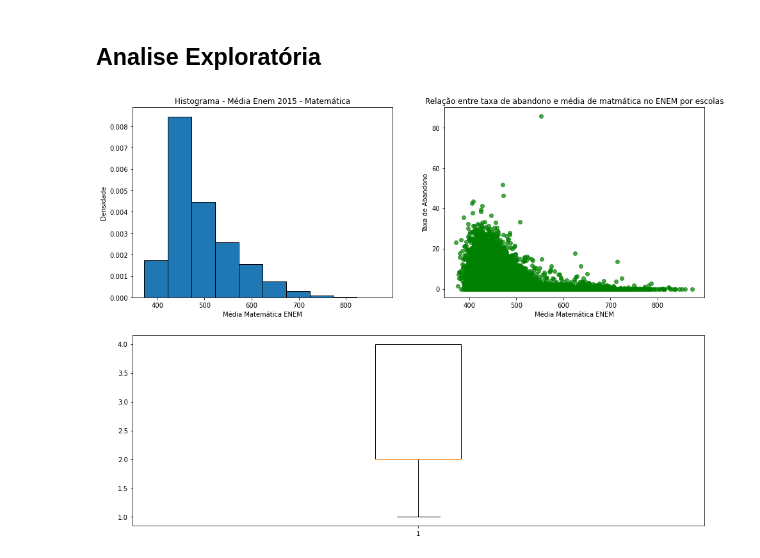
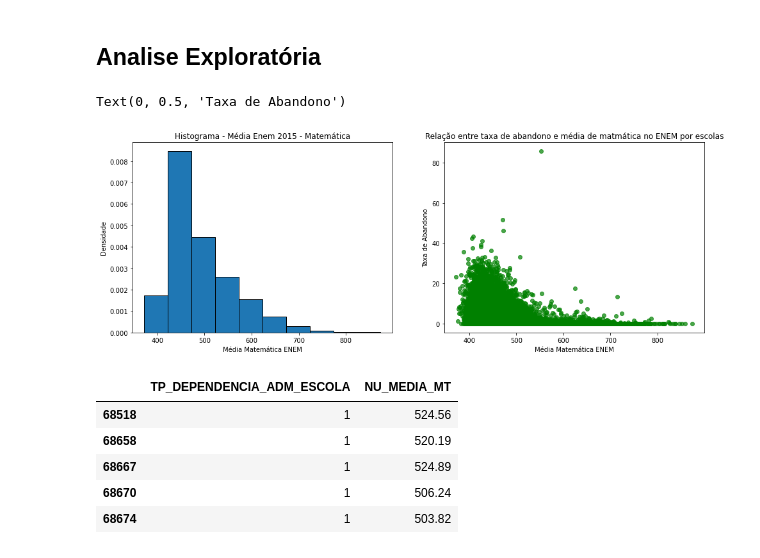
Before and after one commit to insper-classroom/23-1a-cd-p2-lucca_pedro_rafael, a Jupyter notebook: P2.ipynb, the cells around one changed output. Saved outputs shown, nothing was run; the diff lists cells and outputs as text; code cells hidden in the pictures.

```diff
--- a/P2.ipynb
+++ b/P2.ipynb
@@ -54,20 +54,39 @@ dados_limpando.head(5)
 # %%
 plt.figure(figsize=(16, 12))
 
 plt.subplot(221)
 plt.hist(dados_limpando.NU_MEDIA_MT, edgecolor='black', density=True)
 plt.title("Histograma - Média Enem 2015 - Matemática")
 plt.xlabel('Média Matemática ENEM')
 plt.ylabel('Densidade')
 
 plt.subplot(222)
 plt.scatter(dados_limpando.NU_MEDIA_MT, dados_limpando.NU_TAXA_ABANDONO, c = 'green', alpha=0.7)
 plt.title("Relação entre taxa de abandono e média de matmática no ENEM por escolas")
 plt.xlabel('Média Matemática ENEM')
 plt.ylabel('Taxa de Abandono')
-
-plt.subplot(212)
-plt.boxplot(dados_limpando.TP_DEPENDENCIA_ADM_ESCOLA)
-plt.show()
 # %% [output]
+Text(0, 0.5, 'Taxa de Abandono')
-[figure, old version]
+[figure, new version]
+# %%
+nu_media = dados_limpando['NU_MEDIA_MT']
+TP_depen = dados_limpando['TP_DEPENDENCIA_ADM_ESCOLA']
+TP_loc = dados_limpando['TP_LOCALIZACAO_ESCOLA']
+nu_abandona = dados_limpando['NU_TAXA_ABANDONO']
+
+tipo1 = dados_limpando.loc[dados_limpando["TP_DEPENDENCIA_ADM_ESCOLA"]==1, ["TP_DEPENDENCIA_ADM_ESCOLA","NU_MEDIA_MT"]]
+
+tipo2 = dados_limpando.loc[dados_limpando["TP_DEPENDENCIA_ADM_ESCOLA"]==2, ["TP_DEPENDENCIA_ADM_ESCOLA","NU_MEDIA_MT"]]
+
+tipo3 = dados_limpando.loc[dados_limpando["TP_DEPENDENCIA_ADM_ESCOLA"]==3, ["TP_DEPENDENCIA_ADM_ESCOLA","NU_MEDIA_MT"]]
+
+tipo4 = dados_limpando.loc[dados_limpando["TP_DEPENDENCIA_ADM_ESCOLA"]==4, ["TP_DEPENDENCIA_ADM_ESCOLA","NU_MEDIA_MT"]]
+
+tipo1.head()
+# %% [output]
+|  | TP_DEPENDENCIA_ADM_ESCOLA | NU_MEDIA_MT |
+| 68518 | 1 | 524.56 |
+| 68658 | 1 | 520.19 |
+| 68667 | 1 | 524.89 |
+| 68670 | 1 | 506.24 |
+| 68674 | 1 | 503.82 |
```
Also changed, not shown: parts of 3 cells of this notebook.
